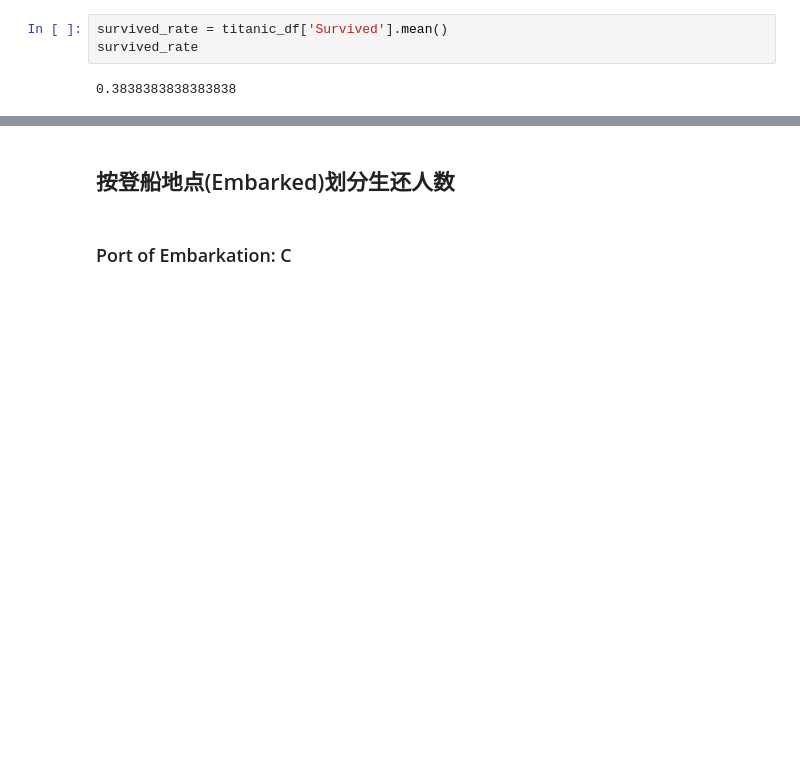
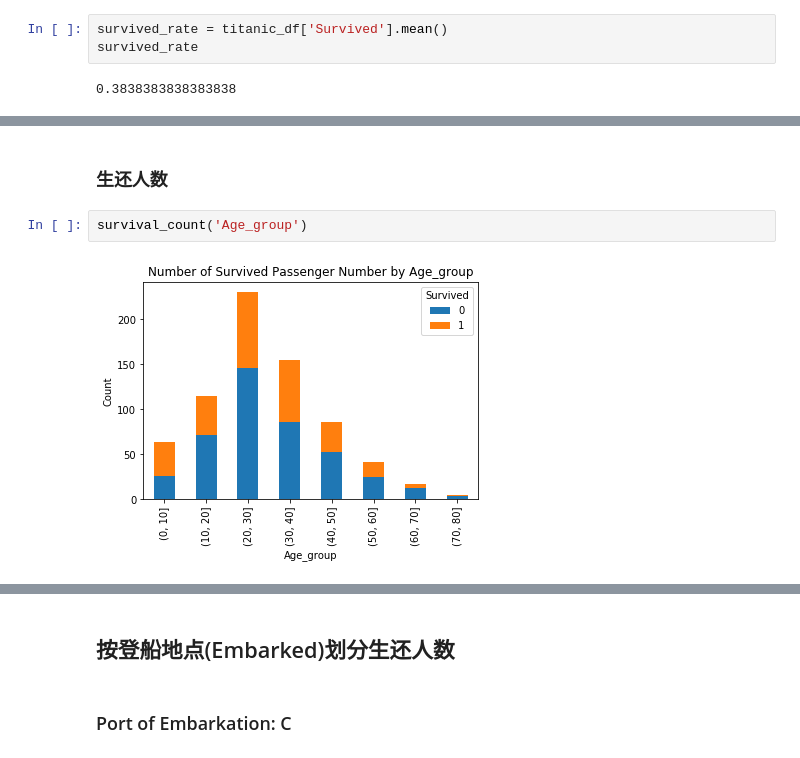
Before and after one commit to zhaoxuyan/DAND-Titanic-Dataset, a Jupyter notebook: P3-TitanicData/titanic.ipynb, the cells around one changed output, grey strips where cells are left out. Drawn from its saved outputs; the diff is of its cells as text; blank space fills up the shorter version.

```diff
--- a/P3-TitanicData/titanic.ipynb
+++ b/P3-TitanicData/titanic.ipynb
@@ -58,0 +93,6 @@ Populating the interactive namespace from numpy and matplotlib
+# %% [markdown]
+### 生还人数
+# %%
+survival_count('Age_group')
+# %% [output]
+[figure, added]
```
Also changed, not shown: parts of 30 cells of this notebook.
